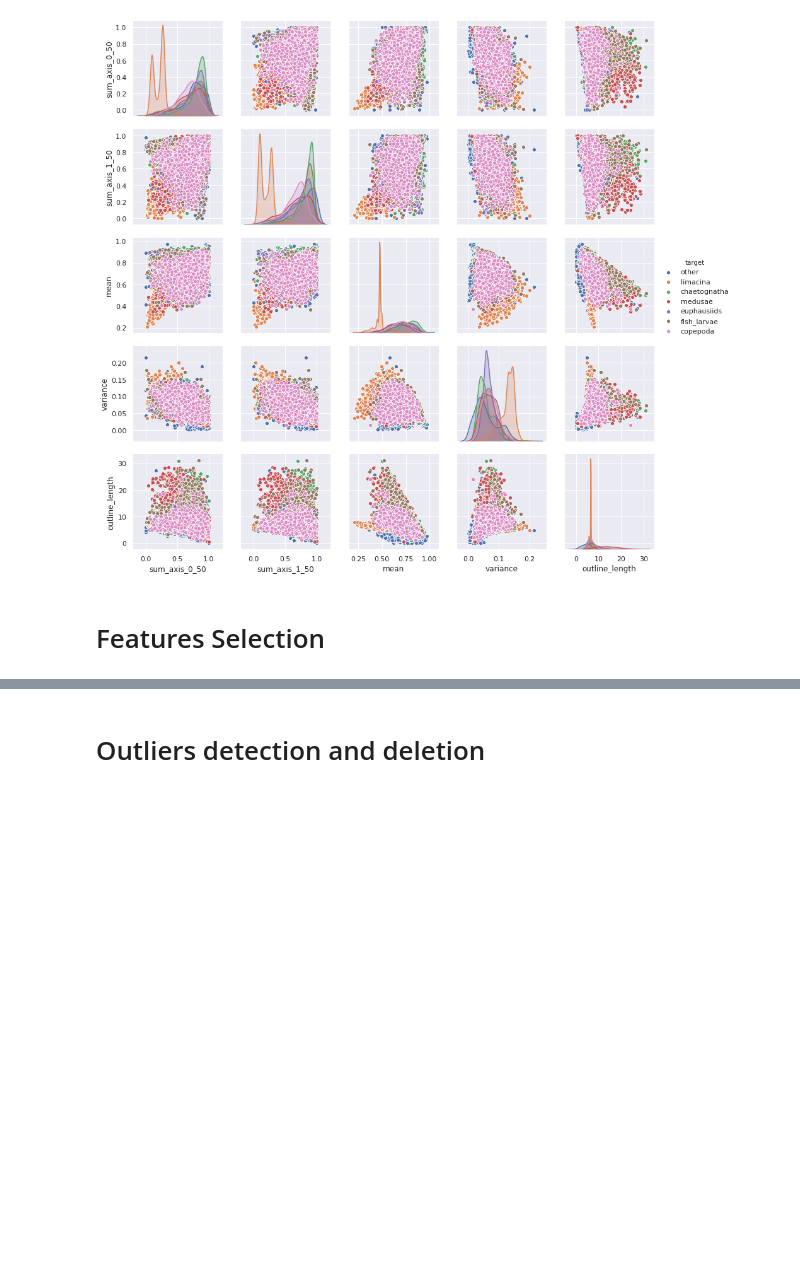
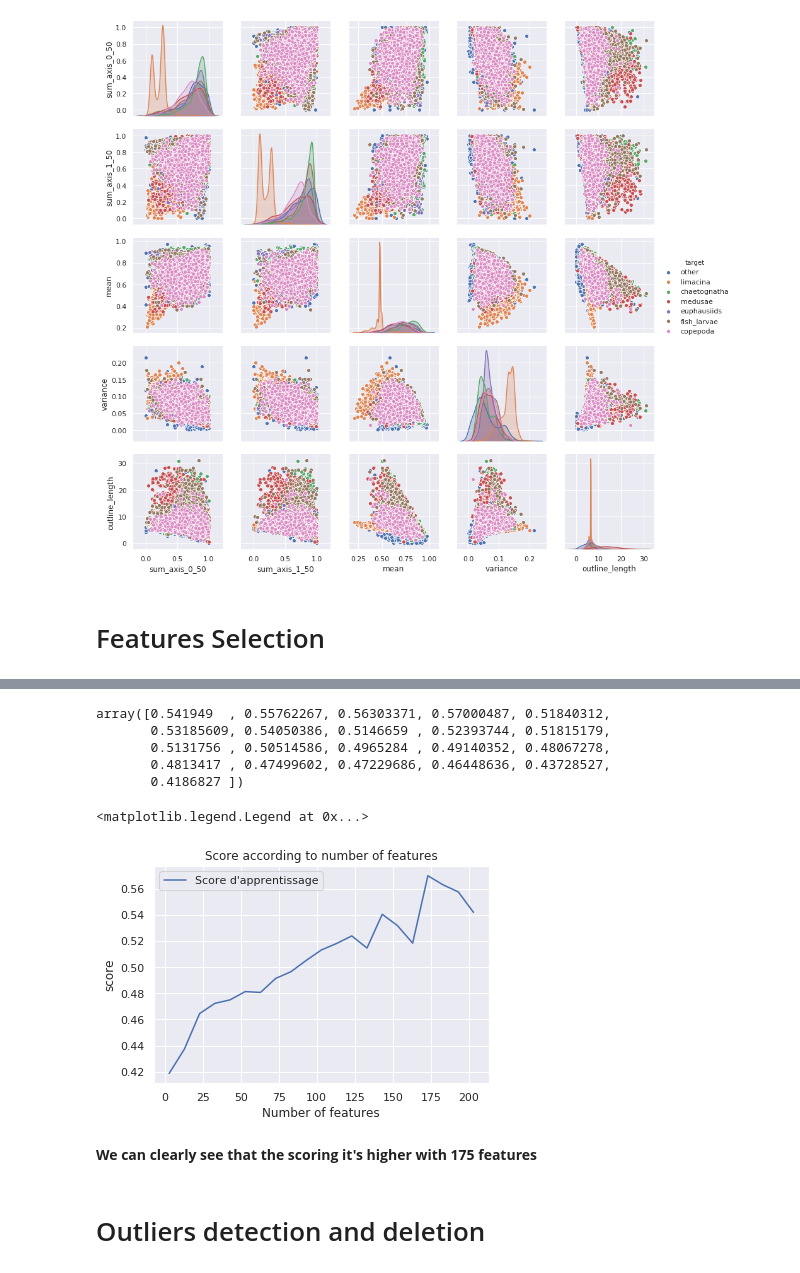
Before and after one commit to adblackx/PLANKTON, a Jupyter notebook: starting_kit/preprocessing.ipynb, the cells around one changed output, grey strips where cells are left out. Cells and saved outputs as stored; diff of their text form; code cells hidden in the pictures; blank space fills up the shorter version.

Commit message:
I upgrade the preprocessing

```diff
--- a/starting_kit/preprocessing.ipynb
+++ b/starting_kit/preprocessing.ipynb
@@ -208,6 +176,0 @@ print(ranked_columns[0:75])
-# %%
-col_selected = ranked_columns[0:75]
-df_75feat = pd.DataFrame.copy(data_target)
-df_75feat = df_75feat[col_selected]
-df_75feat['target'] = data_target['target']
-df_75feat.head()
@@ -244,0 +179,7 @@ def featuresSlection(data_target):
+# %%
+from sklearn.tree import DecisionTreeClassifier
+from sklearn.metrics import balanced_accuracy_score as sklearn_metric
+from sklearn import preprocessing
+from sklearn.preprocessing import StandardScaler
+
+clf = DecisionTreeClassifier(max_depth=10, max_features = 'sqrt',random_state=42)
@@ -244,0 +218,15 @@ def featuresSlection(data_target):
+# %%
+score = []
+nbFeatures = []
+nbInitialFeatures = data.columns.size - 1
+
+for i in range(203,0, -10):
+    data_fs = data.copy()
+    le = preprocessing.LabelEncoder()
+    data_fs.target = le.fit_transform(data_fs.target.values)
+    X_fs,Y_fs = selectFeatures(data_fs, i)
+    X_train, Y_train, X_test, Y_test = makeTrainAndTestData(X_fs, Y_fs)
+    clf.fit(X_train, Y_train)
+    Y_predict =  clf.predict(X_test)
+    score.append(sklearn_metric(Y_test, Y_predict))
+    nbFeatures.append(i)
@@ -245,3 +251,28 @@ def featuresSlection(data_target):
+# %%
+x = np.array(nbFeatures)
+y = np.array(score)
+y
+# %% [output]
+array([0.541949  , 0.55762267, 0.56303371, 0.57000487, 0.51840312,
+       0.53185609, 0.54050386, 0.5146659 , 0.52393744, 0.51815179,
+       0.5131756 , 0.50514586, 0.4965284 , 0.49140352, 0.48067278,
+       0.4813417 , 0.47499602, 0.47229686, 0.46448636, 0.43728527,
+       0.4186827 ])
+# %%
+import matplotlib.pyplot as plt
+
+fig,ax = plt.subplots()
+ax.plot(x,y,label = "Score d'apprentissage")
+
+plt.title('Score according to number of features')
+plt.xlabel('Number of features')
+plt.ylabel('score')
+plt.legend()
+# %% [output]
+<matplotlib.legend.Legend at 0x...>
+[figure, added]
+# %% [markdown]
+<b> We can clearly see that the scoring it's higher with 175 features </b>
 # %% [markdown]
 # Outliers detection and deletion
 # %%
```
Also changed, not shown: parts of 31 cells of this notebook.
